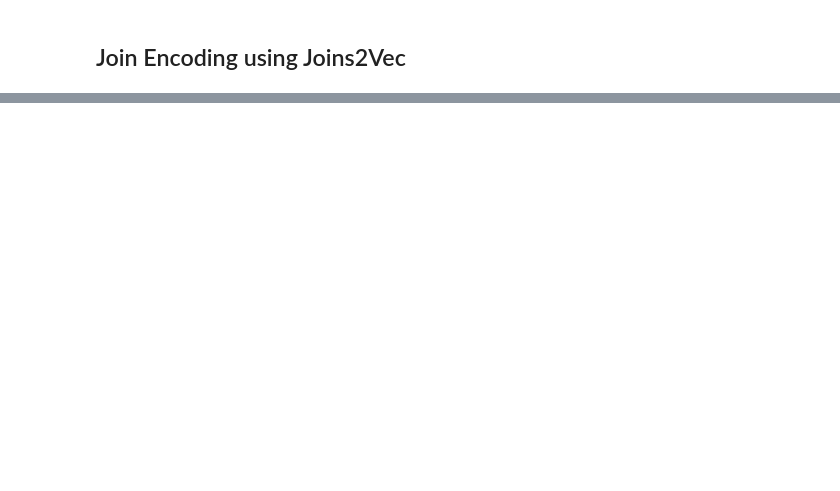
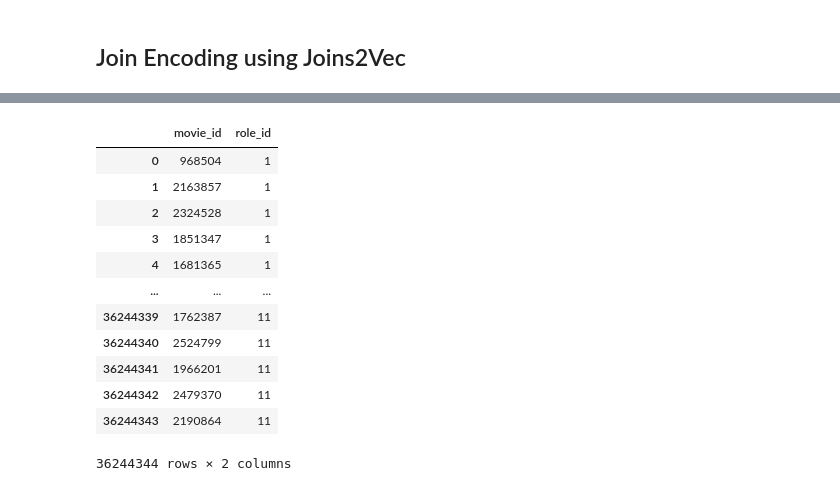
Before and after one commit to Erostrate9/vldb2021_fauce, a Jupyter notebook: colab_notebooks/Fauce.ipynb, the cells around one changed output, grey strips where cells are left out. Cells and saved outputs as stored; diff of their text form; code cells hidden in the pictures; blank space fills up the shorter version.

```diff
--- a/colab_notebooks/Fauce.ipynb
+++ b/colab_notebooks/Fauce.ipynb
@@ -214,0 +421,20 @@ CalledProcessError: Command 'b'source activate qf\ncd /content/vldb2021_fauce/qu
+# %%
+df_ci = pd.read_csv("/content/vldb2021_fauce/queries_featurization/build_graphs/dataset/cast_info.csv", escapechar='\\')
+df_ci
+# df_ci = df_ci[['movie_id', 'role_id']]
+# df_ci = df_ci.dropna()
+# df_ci.to_csv("/content/vldb2021_fauce/queries_featurization/build_graphs/dataset/cast_info.csv", index=False)
+# %% [output]
+|  | movie_id | role_id |
+| 0 | 968504 | 1 |
+| 1 | 2163857 | 1 |
+| 2 | 2324528 | 1 |
+| 3 | 1851347 | 1 |
+| 4 | 1681365 | 1 |
+| ... | ... | ... |
+| 36244339 | 1762387 | 11 |
+| 36244340 | 2524799 | 11 |
+| 36244341 | 1966201 | 11 |
+| 36244342 | 2479370 | 11 |
+| 36244343 | 2190864 | 11 |
+36244344 rows × 2 columns
```
Also changed, not shown: parts of 71 cells of this notebook.
